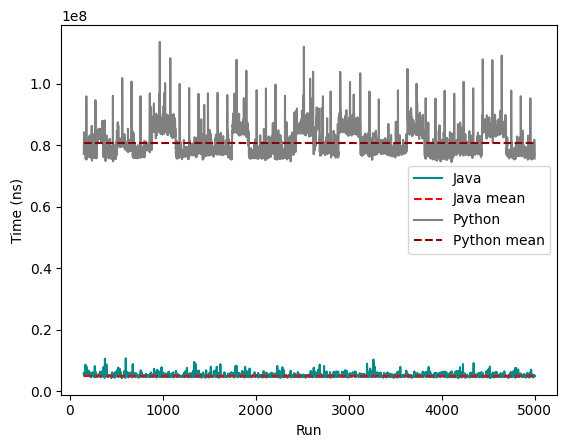
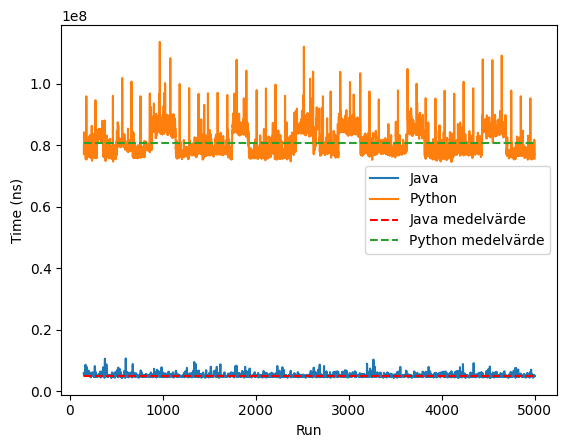
Code edit (unified diff) that turned the first committed figure into the second:
--- before
+++ after
@@ -4,16 +4,19 @@
 data = pd.read_csv(datafile, delimiter=",")
 data = data.iloc[150:5000]
-plt.plot(range(150,data.shape[0]+150),data["time"],label="Java",color="darkcyan")
-plt.plot([150,5000],[data["time"].mean(),data["time"].mean()],linestyle="--",label="Java mean",color="red")
+plt.plot(range(150,data.shape[0]+150),data["time"],label="Java")
 
 # graph sort 
 datafile = r"python_sort_times.txt"
 
-data = pd.read_csv(datafile, delimiter=",")
-data = data.iloc[150:5000]
+data_python = pd.read_csv(datafile, delimiter=",")
+data_python = data_python.iloc[150:5000]
 
 
-plt.plot(range(150,data.shape[0]+150),data["time"],label="Python",color="gray")
-plt.plot([150,5000],[data["time"].mean(),data["time"].mean()],linestyle="--",label="Python mean",color="darkred")
+plt.plot(range(150,data_python.shape[0]+150),data_python["time"],label="Python")
+
+plt.plot([150,5000],[data["time"].mean(),data["time"].mean()],linestyle="--",label="Java medelvärde",color="r")
+
+plt.plot([150,5000],[data_python["time"].mean(),data_python["time"].mean()],linestyle="--",label="Python medelvärde")
+
 plt.xlabel("Run")
 plt.ylabel("Time (ns)")

Commit: analyze filereaderjava and python